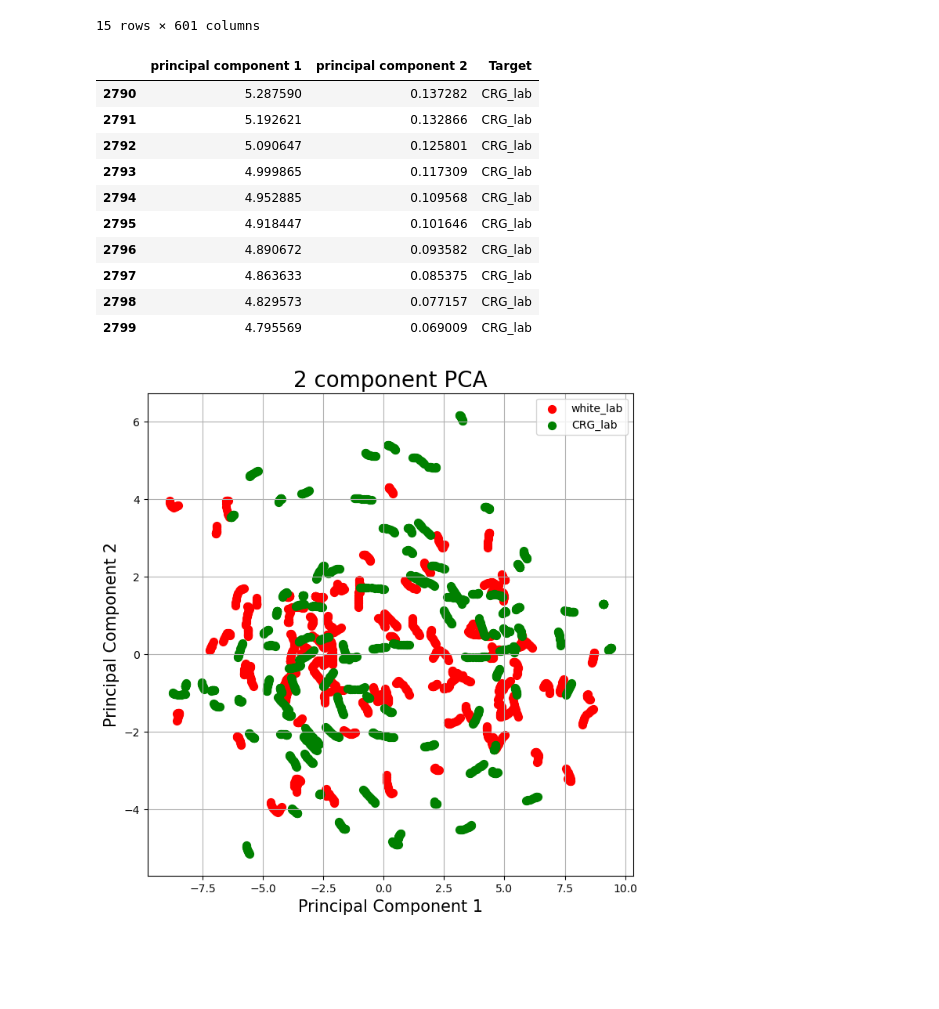
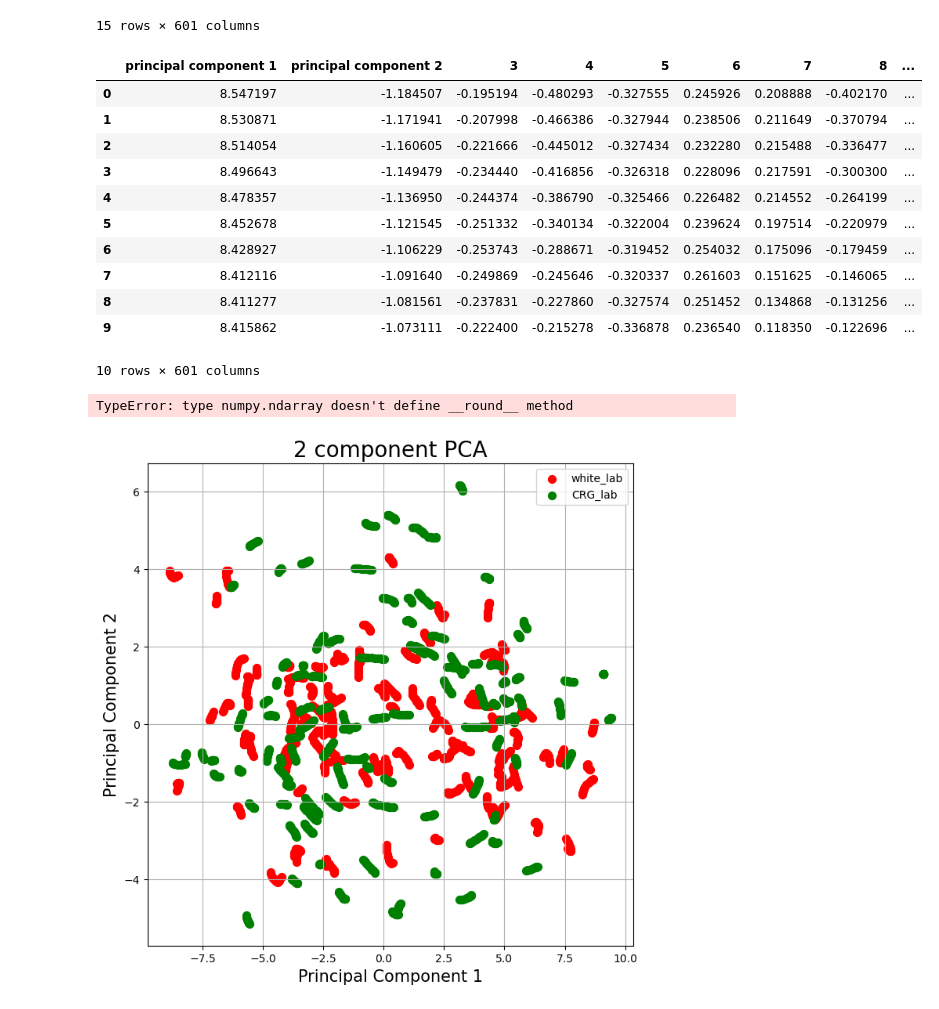
Before and after one commit to Reido19/CommSense---Masters, a Jupyter notebook: Machine_Learning/PCA_Live.ipynb, the cells around one changed output. Drawn from its saved outputs; the diff is of its cells as text; code cells hidden in the pictures; blank space fills up the shorter version.

Commit message:
Updated n_components variable and display contribution by each component

```diff
--- a/Machine_Learning/PCA_Live.ipynb
+++ b/Machine_Learning/PCA_Live.ipynb
@@ -160,28 +154,50 @@ sub_set
 # %%
 
 
-pca = PCA(n_components=2)
+pca = PCA(n_components=600)
 x = np.real(x)
 principalComponents = pca.fit_transform(x)
 
+arr = [str(i) for i in range(3, 601)]
+labels = ['principal component 1', 'principal component 2']
+
+labels = labels + arr
+
 principalDf = pd.DataFrame(data = principalComponents
-             , columns = ['principal component 1', 'principal component 2'])
+             , columns = labels)
 
 finalDf = pd.concat([principalDf, lab], axis = 1)
 
-finalDf.tail(10)
+finalDf.head(10)
 # %% [output]
-|  | principal component 1 | principal component 2 | Target |
-| 2790 | 5.287590 | 0.137282 | CRG_lab |
-| 2791 | 5.192621 | 0.132866 | CRG_lab |
-| 2792 | 5.090647 | 0.125801 | CRG_lab |
-| 2793 | 4.999865 | 0.117309 | CRG_lab |
-| 2794 | 4.952885 | 0.109568 | CRG_lab |
-| 2795 | 4.918447 | 0.101646 | CRG_lab |
-| 2796 | 4.890672 | 0.093582 | CRG_lab |
-| 2797 | 4.863633 | 0.085375 | CRG_lab |
-| 2798 | 4.829573 | 0.077157 | CRG_lab |
-| 2799 | 4.795569 | 0.069009 | CRG_lab |
+|  | principal component 1 | principal component 2 | 3 | 4 | 5 | 6 | 7 | 8 | ... |
+| 0 | 8.547197 | -1.184507 | -0.195194 | -0.480293 | -0.327555 | 0.245926 | 0.208888 | -0.402170 | ... |
+| 1 | 8.530871 | -1.171941 | -0.207998 | -0.466386 | -0.327944 | 0.238506 | 0.211649 | -0.370794 | ... |
+| 2 | 8.514054 | -1.160605 | -0.221666 | -0.445012 | -0.327434 | 0.232280 | 0.215488 | -0.336477 | ... |
+| 3 | 8.496643 | -1.149479 | -0.234440 | -0.416856 | -0.326318 | 0.228096 | 0.217591 | -0.300300 | ... |
+| 4 | 8.478357 | -1.136950 | -0.244374 | -0.386790 | -0.325466 | 0.226482 | 0.214552 | -0.264199 | ... |
+| 5 | 8.452678 | -1.121545 | -0.251332 | -0.340134 | -0.322004 | 0.239624 | 0.197514 | -0.220979 | ... |
+| 6 | 8.428927 | -1.106229 | -0.253743 | -0.288671 | -0.319452 | 0.254032 | 0.175096 | -0.179459 | ... |
+| 7 | 8.412116 | -1.091640 | -0.249869 | -0.245646 | -0.320337 | 0.261603 | 0.151625 | -0.146065 | ... |
+| 8 | 8.411277 | -1.081561 | -0.237831 | -0.227860 | -0.327574 | 0.251452 | 0.134868 | -0.131256 | ... |
+| 9 | 8.415862 | -1.073111 | -0.222400 | -0.215278 | -0.336878 | 0.236540 | 0.118350 | -0.122696 | ... |
+10 rows × 601 columns
+# %%
+# Get explained variance ratio (percentage contribution of each component)
+explained_variance = pca.explained_variance_ratio_ * 100
+
+# Display the explained variance of each component
+explained_variance_df = pd.DataFrame({
+    'Principal Component': labels[:len(explained_variance)],
+    'Explained Variance Ratio': explained_variance
+})
+
+
+# Print explained variance contribution
+print("\nExplained Variance Ratio for Each Principal Component:")
+explained_variance_df
+# %% [output]
+TypeError: type numpy.ndarray doesn't define __round__ method
 # %%
 fig = plt.figure(figsize = (8,8))
 ax = fig.add_subplot(1,1,1)
```
Also changed, not shown: parts of 1 cell of this notebook, 1 other file.
